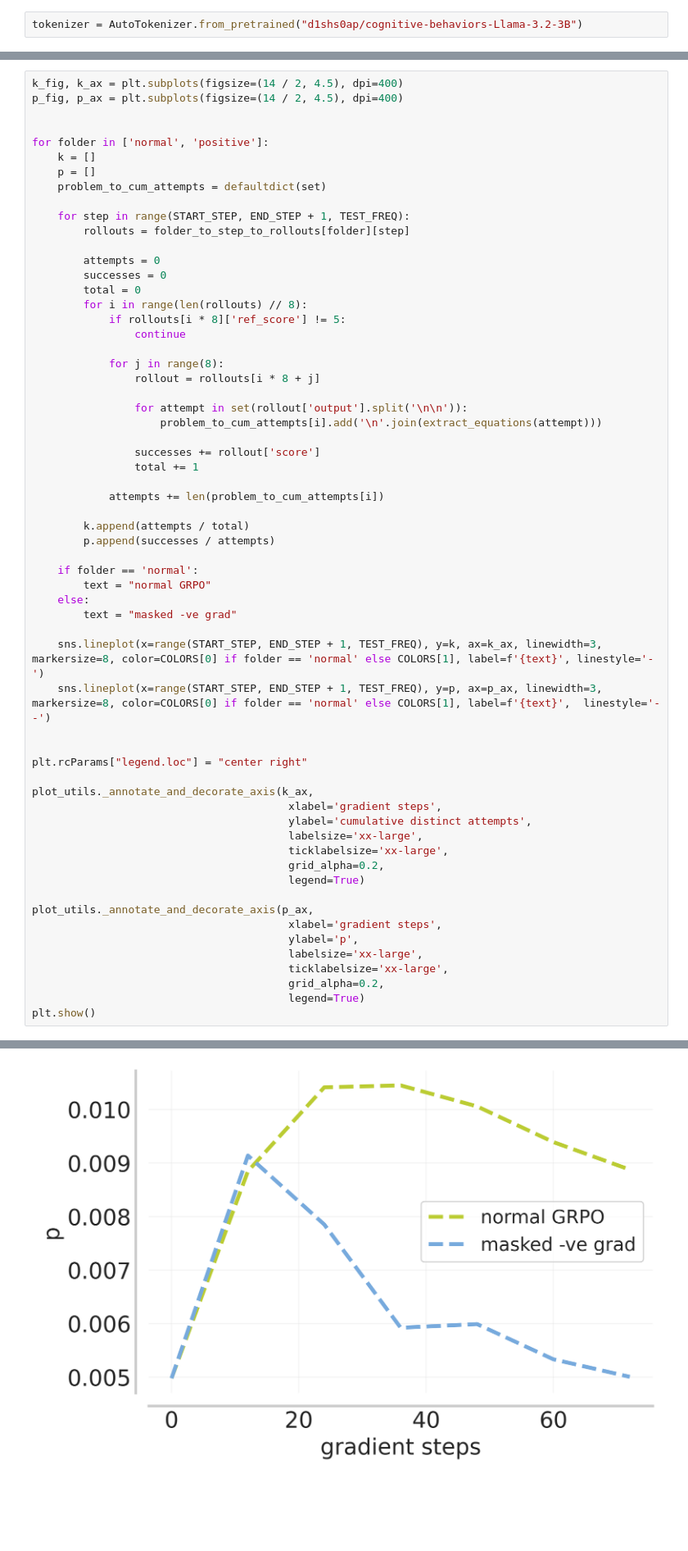
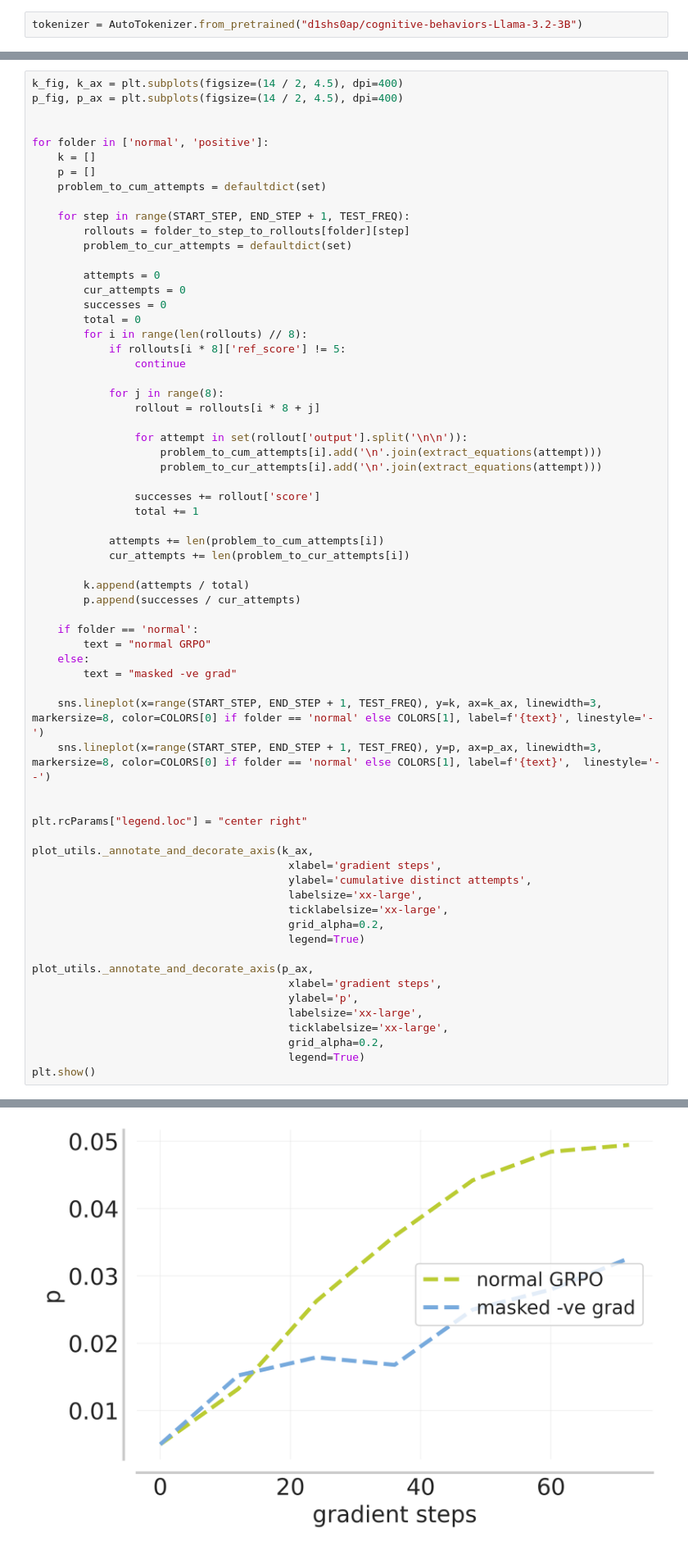
Before and after one commit to matthewyryang/countdown-curriculum, a Jupyter notebook: analysis/negative_grad/diversity.ipynb, the cells around one changed output, grey strips where cells are left out. Shown at 82% size. Drawn from its saved outputs; the diff is of its cells as text; blank space fills up the shorter version.

Commit message:
updated p graph

```diff
--- a/analysis/negative_grad/diversity.ipynb
+++ b/analysis/negative_grad/diversity.ipynb
@@ -89,8 +89,10 @@ for folder in ['normal', 'positive']:
 
     for step in range(START_STEP, END_STEP + 1, TEST_FREQ):
         rollouts = folder_to_step_to_rollouts[folder][step]
+        problem_to_cur_attempts = defaultdict(set)
 
         attempts = 0
+        cur_attempts = 0
         successes = 0
         total = 0
         for i in range(len(rollouts) // 8):
@@ -102,42 +104,44 @@ for folder in ['normal', 'positive']:
 
                 for attempt in set(rollout['output'].split('\n\n')):
                     problem_to_cum_attempts[i].add('\n'.join(extract_equations(attempt)))
+                    problem_to_cur_attempts[i].add('\n'.join(extract_equations(attempt)))
 
                 successes += rollout['score']
                 total += 1
 
             attempts += len(problem_to_cum_attempts[i])
+            cur_attempts += len(problem_to_cur_attempts[i])
 
         k.append(attempts / total)
-        p.append(successes / attempts)
+        p.append(successes / cur_attempts)
 
     if folder == 'normal':
         text = "normal GRPO"
     else:
         text = "masked -ve grad"
 
     sns.lineplot(x=range(START_STEP, END_STEP + 1, TEST_FREQ), y=k, ax=k_ax, linewidth=3, markersize=8, color=COLORS[0] if folder == 'normal' else COLORS[1], label=f'{text}', linestyle='-')
     sns.lineplot(x=range(START_STEP, END_STEP + 1, TEST_FREQ), y=p, ax=p_ax, linewidth=3, markersize=8, color=COLORS[0] if folder == 'normal' else COLORS[1], label=f'{text}',  linestyle='--')
 
 
 plt.rcParams["legend.loc"] = "center right"
 
 plot_utils._annotate_and_decorate_axis(k_ax,
                                         xlabel='gradient steps',
                                         ylabel='cumulative distinct attempts',
                                         labelsize='xx-large',
                                         ticklabelsize='xx-large',
                                         grid_alpha=0.2,
                                         legend=True)
 
 plot_utils._annotate_and_decorate_axis(p_ax,
                                         xlabel='gradient steps',
                                         ylabel='p',
                                         labelsize='xx-large',
                                         ticklabelsize='xx-large',
                                         grid_alpha=0.2,
                                         legend=True)
 plt.show()
 # %% [output]
 [figure]
-[figure, old version]
+[figure, new version]
```
Also changed, not shown: 1 other file.
